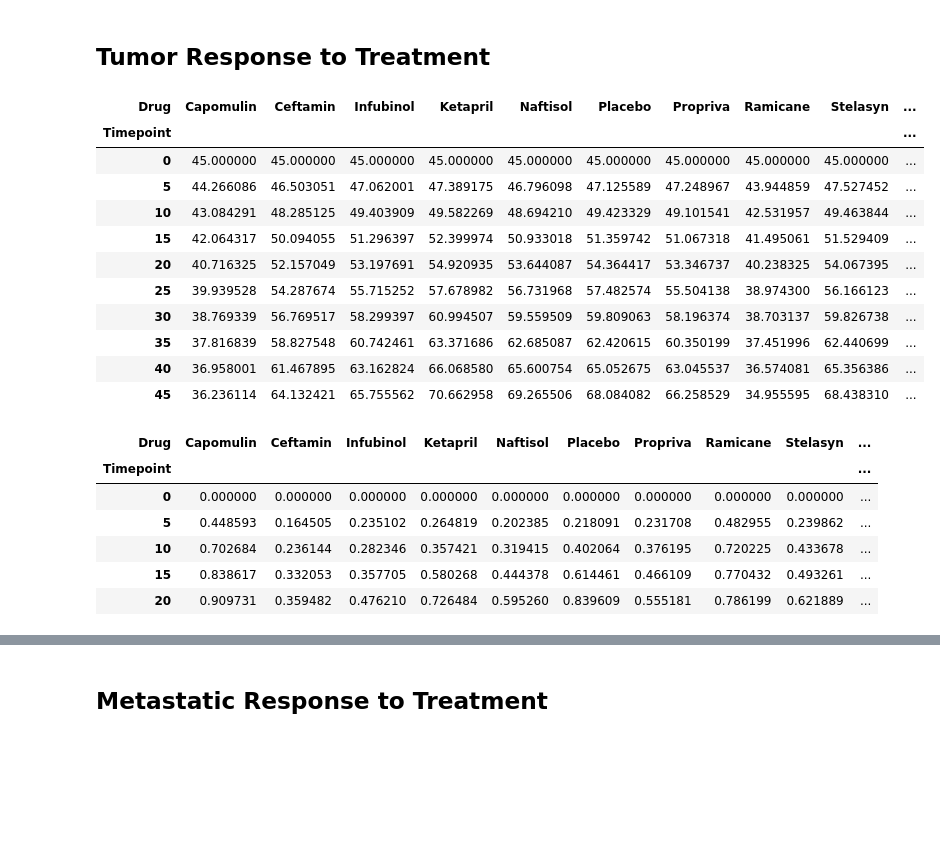
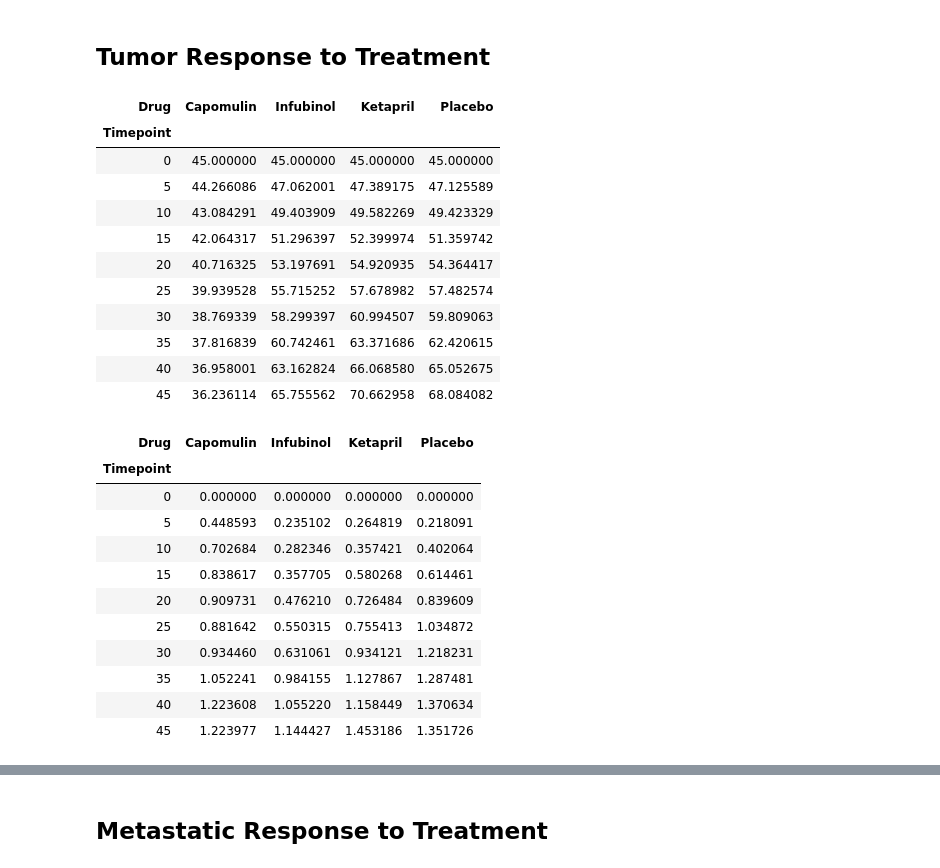
Before and after one commit to costcohotdog/matplotlib_clinical_trial, a Jupyter notebook: Pymaceuticals/pymaceuticals_starter.ipynb, the cells around one changed output, grey strips where cells are left out. Saved outputs shown, nothing was run; the diff lists cells and outputs as text; code cells hidden in the pictures; blank space fills up the shorter version.

Commit message:
first plot black theme and df format function completed

```diff
--- a/Pymaceuticals/pymaceuticals_starter.ipynb
+++ b/Pymaceuticals/pymaceuticals_starter.ipynb
@@ -36,45 +37,47 @@ mouse_clinical_merged.head()
 # %%
 # Store the Mean Tumor Volume Data Grouped by Drug and Timepoint
 mean_tumor = mouse_clinical_merged.groupby(['Drug','Timepoint']).agg({'Tumor Volume (mm3)':'mean'})
 
-# Convert drug index into a columns
-mean_tumor = mean_tumor.unstack('Drug')
+# Function for preparing dataframes for plotting
+def plot_ready(df):
+    df = df.unstack('Drug')
+    df.columns = df.columns.get_level_values(1)
+    df = df[['Capomulin', 'Infubinol', 'Ketapril', 'Placebo']]
+    return df
 
-# Remove level 0 header
-mean_tumor.columns = mean_tumor.columns.get_level_values(1)
-
-# Preview DataFrame
+# Prepare dataframe for plotting and preview
+mean_tumor = plot_ready(mean_tumor)
 mean_tumor
 # %% [output]
-| Drug | Capomulin | Ceftamin | Infubinol | Ketapril | Naftisol | Placebo | Propriva | Ramicane | Stelasyn | ... |
-| Timepoint |  |  |  |  |  |  |  |  |  | ... |
-| 0 | 45.000000 | 45.000000 | 45.000000 | 45.000000 | 45.000000 | 45.000000 | 45.000000 | 45.000000 | 45.000000 | ... |
-| 5 | 44.266086 | 46.503051 | 47.062001 | 47.389175 | 46.796098 | 47.125589 | 47.248967 | 43.944859 | 47.527452 | ... |
-| 10 | 43.084291 | 48.285125 | 49.403909 | 49.582269 | 48.694210 | 49.423329 | 49.101541 | 42.531957 | 49.463844 | ... |
-| 15 | 42.064317 | 50.094055 | 51.296397 | 52.399974 | 50.933018 | 51.359742 | 51.067318 | 41.495061 | 51.529409 | ... |
-| 20 | 40.716325 | 52.157049 | 53.197691 | 54.920935 | 53.644087 | 54.364417 | 53.346737 | 40.238325 | 54.067395 | ... |
-| 25 | 39.939528 | 54.287674 | 55.715252 | 57.678982 | 56.731968 | 57.482574 | 55.504138 | 38.974300 | 56.166123 | ... |
-| 30 | 38.769339 | 56.769517 | 58.299397 | 60.994507 | 59.559509 | 59.809063 | 58.196374 | 38.703137 | 59.826738 | ... |
-| 35 | 37.816839 | 58.827548 | 60.742461 | 63.371686 | 62.685087 | 62.420615 | 60.350199 | 37.451996 | 62.440699 | ... |
-| 40 | 36.958001 | 61.467895 | 63.162824 | 66.068580 | 65.600754 | 65.052675 | 63.045537 | 36.574081 | 65.356386 | ... |
-| 45 | 36.236114 | 64.132421 | 65.755562 | 70.662958 | 69.265506 | 68.084082 | 66.258529 | 34.955595 | 68.438310 | ... |
+| Drug | Capomulin | Infubinol | Ketapril | Placebo |
+| Timepoint |  |  |  |  |
+| 0 | 45.000000 | 45.000000 | 45.000000 | 45.000000 |
+| 5 | 44.266086 | 47.062001 | 47.389175 | 47.125589 |
+| 10 | 43.084291 | 49.403909 | 49.582269 | 49.423329 |
+| 15 | 42.064317 | 51.296397 | 52.399974 | 51.359742 |
+| 20 | 40.716325 | 53.197691 | 54.920935 | 54.364417 |
+| 25 | 39.939528 | 55.715252 | 57.678982 | 57.482574 |
+| 30 | 38.769339 | 58.299397 | 60.994507 | 59.809063 |
+| 35 | 37.816839 | 60.742461 | 63.371686 | 62.420615 |
+| 40 | 36.958001 | 63.162824 | 66.068580 | 65.052675 |
+| 45 | 36.236114 | 65.755562 | 70.662958 | 68.084082 |
 # %%
 # Store standard error values grouped by drug and timepoint
 errors_tumor = mouse_clinical_merged.groupby(['Drug','Timepoint']).agg({'Tumor Volume (mm3)':'sem'})
 
-# Convert drug index into a column
-errors_tumor = errors_tumor.unstack('Drug')
-
-# Remove level 0 header
-errors_tumor.columns = errors_tumor.columns.get_level_values(1)
-
-# Preview DataFrame
-errors_tumor.head()
+# Prepare dataframe for plotting and preview
+errors_tumor = plot_ready(errors_tumor)
+errors_tumor
 # %% [output]
-| Drug | Capomulin | Ceftamin | Infubinol | Ketapril | Naftisol | Placebo | Propriva | Ramicane | Stelasyn | ... |
-| Timepoint |  |  |  |  |  |  |  |  |  | ... |
-| 0 | 0.000000 | 0.000000 | 0.000000 | 0.000000 | 0.000000 | 0.000000 | 0.000000 | 0.000000 | 0.000000 | ... |
-| 5 | 0.448593 | 0.164505 | 0.235102 | 0.264819 | 0.202385 | 0.218091 | 0.231708 | 0.482955 | 0.239862 | ... |
-| 10 | 0.702684 | 0.236144 | 0.282346 | 0.357421 | 0.319415 | 0.402064 | 0.376195 | 0.720225 | 0.433678 | ... |
-| 15 | 0.838617 | 0.332053 | 0.357705 | 0.580268 | 0.444378 | 0.614461 | 0.466109 | 0.770432 | 0.493261 | ... |
-| 20 | 0.909731 | 0.359482 | 0.476210 | 0.726484 | 0.595260 | 0.839609 | 0.555181 | 0.786199 | 0.621889 | ... |
+| Drug | Capomulin | Infubinol | Ketapril | Placebo |
+| Timepoint |  |  |  |  |
+| 0 | 0.000000 | 0.000000 | 0.000000 | 0.000000 |
+| 5 | 0.448593 | 0.235102 | 0.264819 | 0.218091 |
+| 10 | 0.702684 | 0.282346 | 0.357421 | 0.402064 |
+| 15 | 0.838617 | 0.357705 | 0.580268 | 0.614461 |
+| 20 | 0.909731 | 0.476210 | 0.726484 | 0.839609 |
+| 25 | 0.881642 | 0.550315 | 0.755413 | 1.034872 |
+| 30 | 0.934460 | 0.631061 | 0.934121 | 1.218231 |
+| 35 | 1.052241 | 0.984155 | 1.127867 | 1.287481 |
+| 40 | 1.223608 | 1.055220 | 1.158449 | 1.370634 |
+| 45 | 1.223977 | 1.144427 | 1.453186 | 1.351726 |
```
Also changed, not shown: parts of 13 cells of this notebook.
